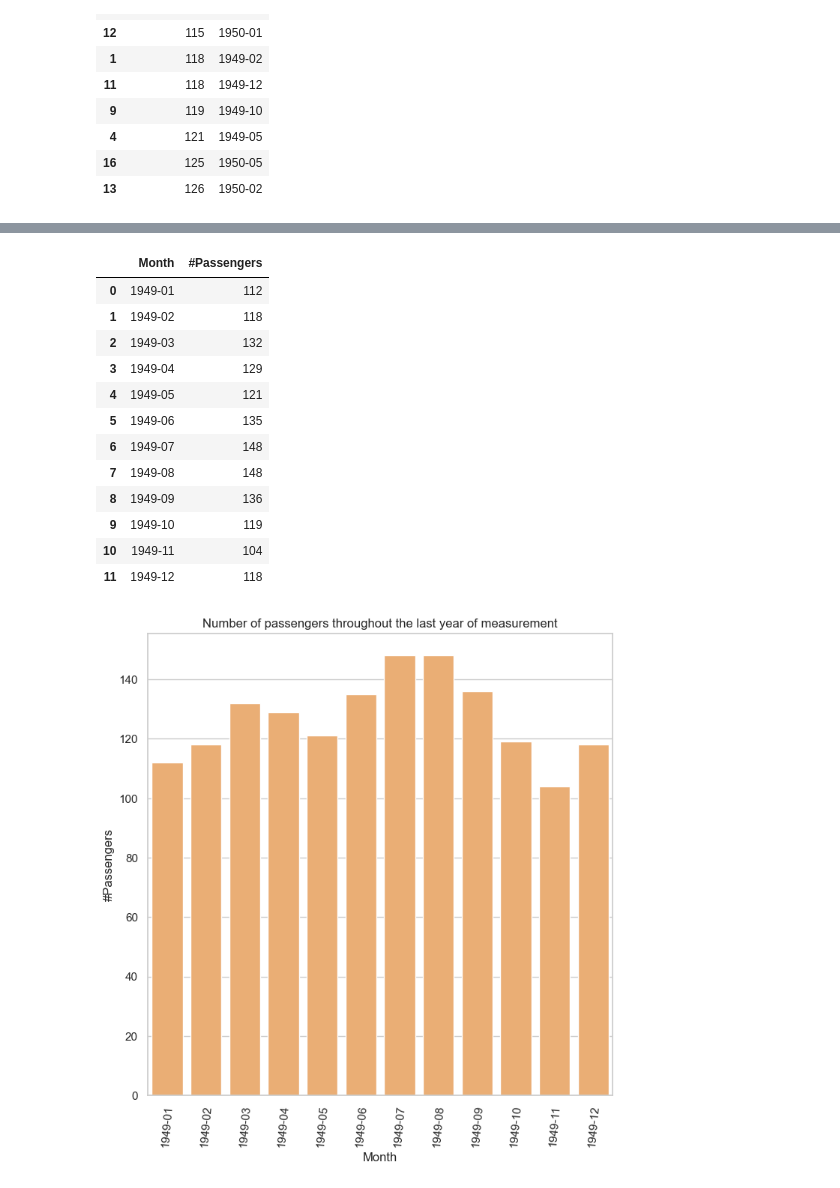
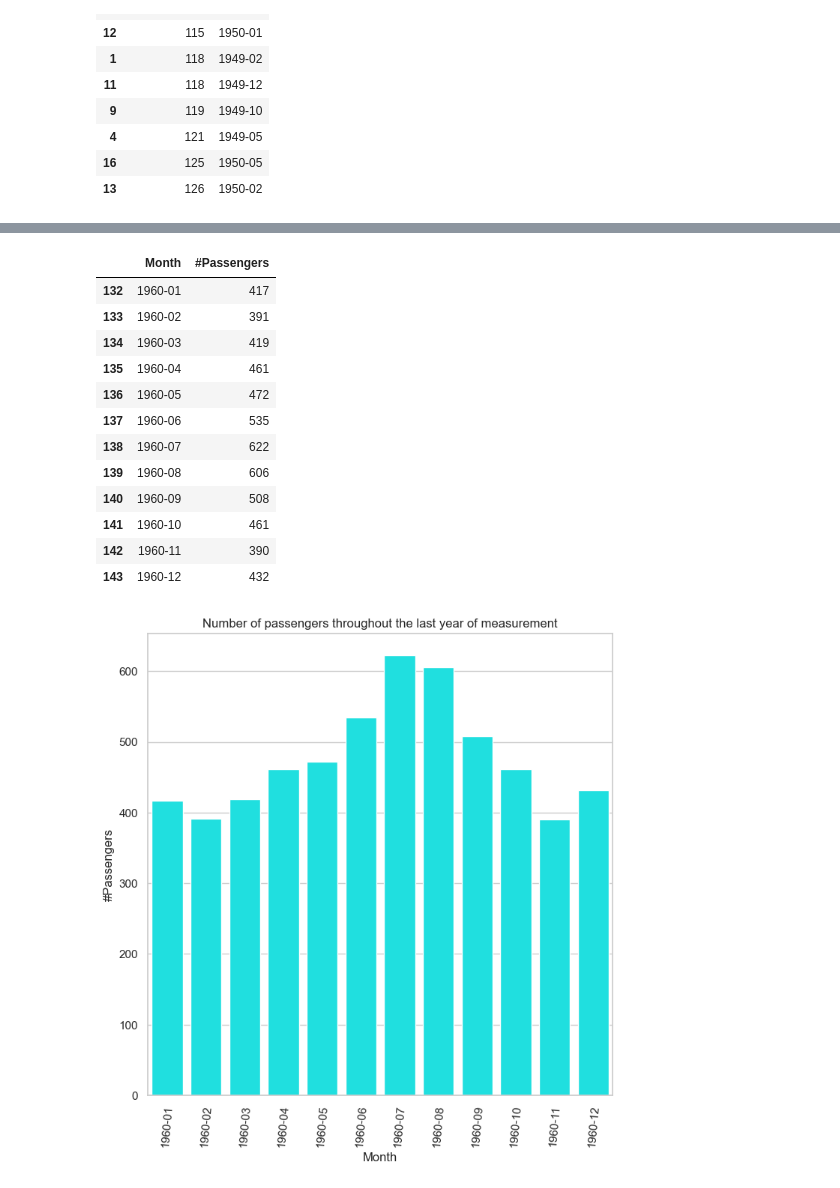
Before and after one commit to beccaa9116/ReDI-Data-Analytics, a Jupyter notebook: airpassengers.ipynb, the cells around one changed output, grey strips where cells are left out. Saved outputs shown, nothing was run; the diff lists cells and outputs as text; code cells hidden in the pictures.

```diff
--- a/airpassengers.ipynb
+++ b/airpassengers.ipynb
@@ -119,26 +146,26 @@ plt.show()
 # %%
-last_year = df.head(12)
+last_year = df.tail(12)
 last_year
 # %% [output]
 |  | Month | #Passengers |
-| 0 | 1949-01 | 112 |
-| 1 | 1949-02 | 118 |
-| 2 | 1949-03 | 132 |
-| 3 | 1949-04 | 129 |
-| 4 | 1949-05 | 121 |
-| 5 | 1949-06 | 135 |
-| 6 | 1949-07 | 148 |
-| 7 | 1949-08 | 148 |
-| 8 | 1949-09 | 136 |
-| 9 | 1949-10 | 119 |
-| 10 | 1949-11 | 104 |
-| 11 | 1949-12 | 118 |
+| 132 | 1960-01 | 417 |
+| 133 | 1960-02 | 391 |
+| 134 | 1960-03 | 419 |
+| 135 | 1960-04 | 461 |
+| 136 | 1960-05 | 472 |
+| 137 | 1960-06 | 535 |
+| 138 | 1960-07 | 622 |
+| 139 | 1960-08 | 606 |
+| 140 | 1960-09 | 508 |
+| 141 | 1960-10 | 461 |
+| 142 | 1960-11 | 390 |
+| 143 | 1960-12 | 432 |
 # %%
 plt.figure(figsize=(8,8))
-graph=sns.barplot(y='#Passengers',x='Month',color='#fdae61',data=last_year)
+graph=sns.barplot(y='#Passengers',x='Month',color='aqua',data=last_year)
 graph.set_title('Number of passengers throughout the last year of measurement')
 plt.xticks(rotation=85)
-plt.savefig('last_months.png')
+plt.savefig('first_year.png')
 plt.show()
 # %% [output]
-[figure, old version]
+[figure, new version]
```
Also changed, not shown: parts of 6 cells of this notebook.
